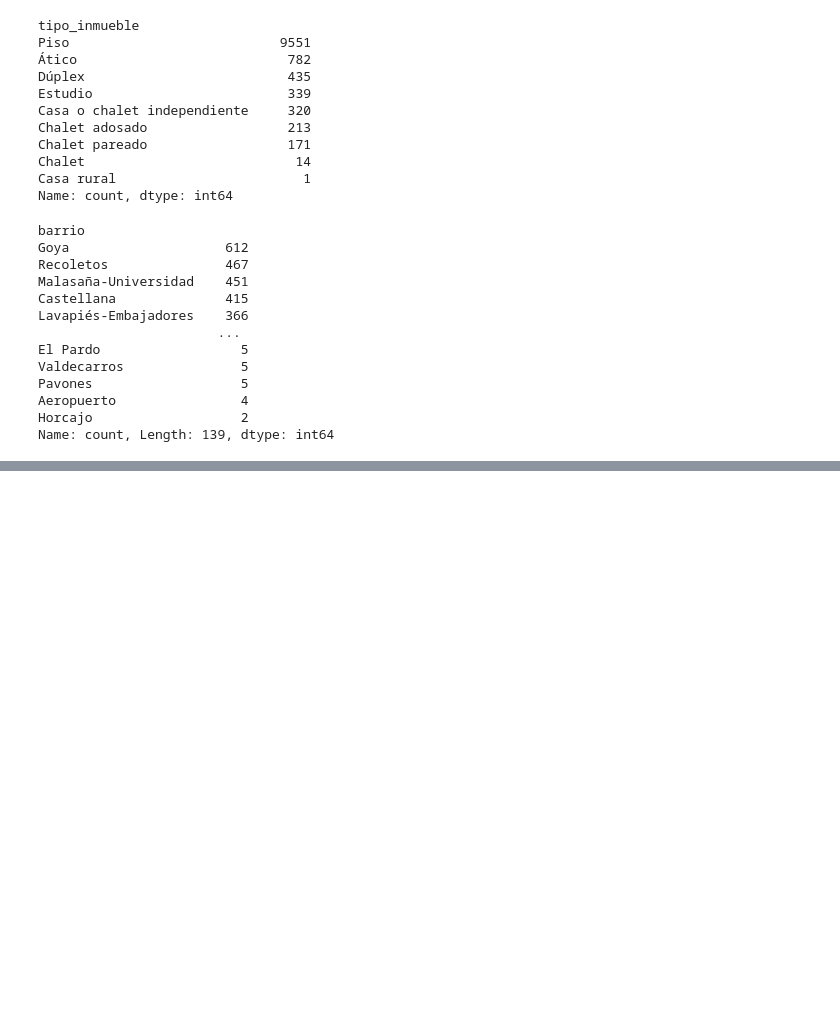
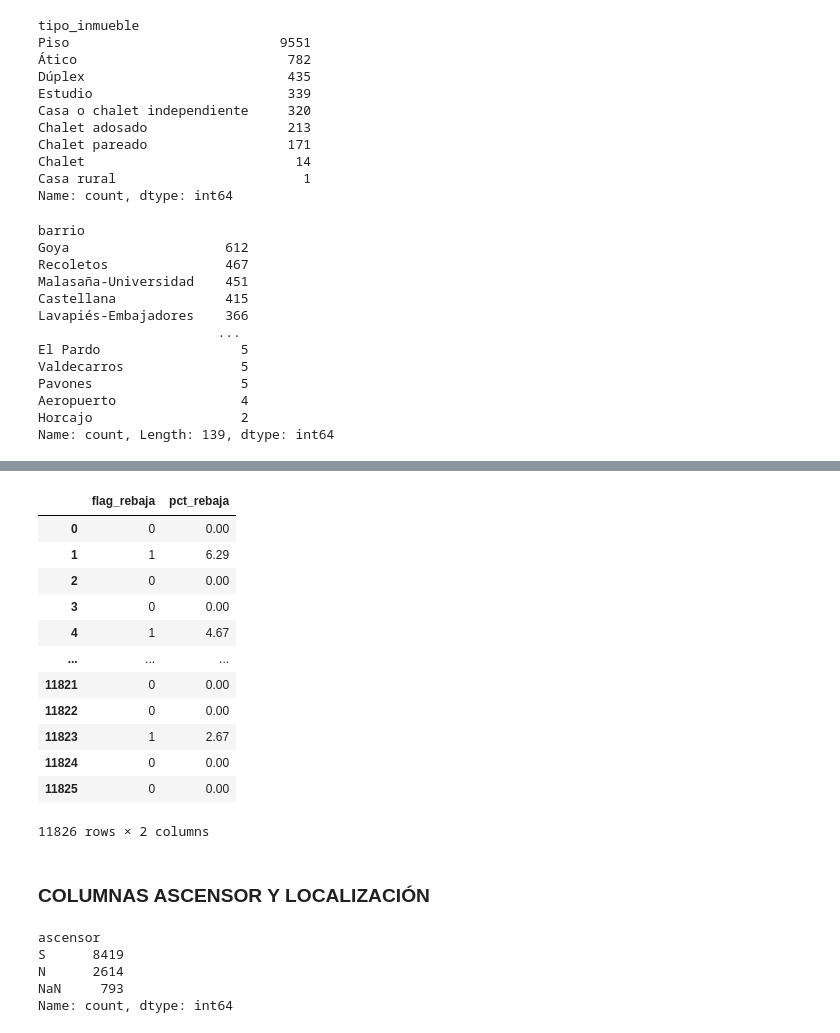
Before and after one commit to Gabriel-Caruso/ML-idealista, a Jupyter notebook: src/notebooks/01_preprocessing.ipynb, the cells around one changed output, grey strips where cells are left out. Saved outputs shown, nothing was run; the diff lists cells and outputs as text; code cells hidden in the pictures; blank space fills up the shorter version.

Commit message:
feat: ascensor, baños y localización preprocesados

```diff
--- a/src/notebooks/01_preprocessing.ipynb
+++ b/src/notebooks/01_preprocessing.ipynb
@@ -275,0 +320,6 @@ Name: count, Length: 139, dtype: int64
+# %%
+# Columna para guardar la "ausencia de datos". Si era 0, entonces
+## df["sin_datos_baños"] = (df["baños"] == 0).astype(int)
+
+# Copia de "baños" con el 0 convertido en NaN. No es una imputación. No entrena nada.
+df["baños_limpieza"] = df["baños"].replace(0, np.nan)
@@ -275,0 +372,40 @@ Name: count, Length: 139, dtype: int64
+# %%
+# Vamos a entender que esta columna en realidad nos indica si hay o no rebaja.
+df["flag_rebaja"] = (df["PrecioAnterior"] > 0).astype(int)
+# %%
+# Y vamos a sacar otra columna para el porcentaje de rebaja. Igual es redundante, pero no está mal tenerla tampoco. Es una magnitud más que nos puede servir.
+# Y además es un dato que se saca fila a fila. No hay imputación.
+# TODO: Revisar si hay imputación por haber multiplicado por 100 y redondeado a 2.
+diferencia = df["PrecioAnterior"] - df["PrecioActual"]
+
+df["pct_rebaja"] = (np.where(df["PrecioAnterior"] > 0, diferencia / df["PrecioAnterior"], 0) * 100).round(2)
+# %%
+df[["flag_rebaja", "pct_rebaja"]]
+# %% [output]
+|  | flag_rebaja | pct_rebaja |
+| 0 | 0 | 0.00 |
+| 1 | 1 | 6.29 |
+| 2 | 0 | 0.00 |
+| 3 | 0 | 0.00 |
+| 4 | 1 | 4.67 |
+| ... | ... | ... |
+| 11821 | 0 | 0.00 |
+| 11822 | 0 | 0.00 |
+| 11823 | 1 | 2.67 |
+| 11824 | 0 | 0.00 |
+| 11825 | 0 | 0.00 |
+11826 rows × 2 columns
+# %% [markdown]
+### COLUMNAS ASCENSOR Y LOCALIZACIÓN
+# %%
+# Tiene 793 nulos.
+# Para ver si son "nulos de verdad" lo mejor es cruzarlos contra el tipo de inmueble.
+# Hipótesis: igual son Casas, no pisos, donde no puedes poner que "no tiene ascensor" porque obviamente no es que no tenga, sino que no puede existir
+
+df.ascensor.value_counts(dropna=False)
+# %% [output]
+ascensor
+S      8419
+N      2614
+NaN     793
+Name: count, dtype: int64
```
Also changed, not shown: parts of 18 cells of this notebook.
